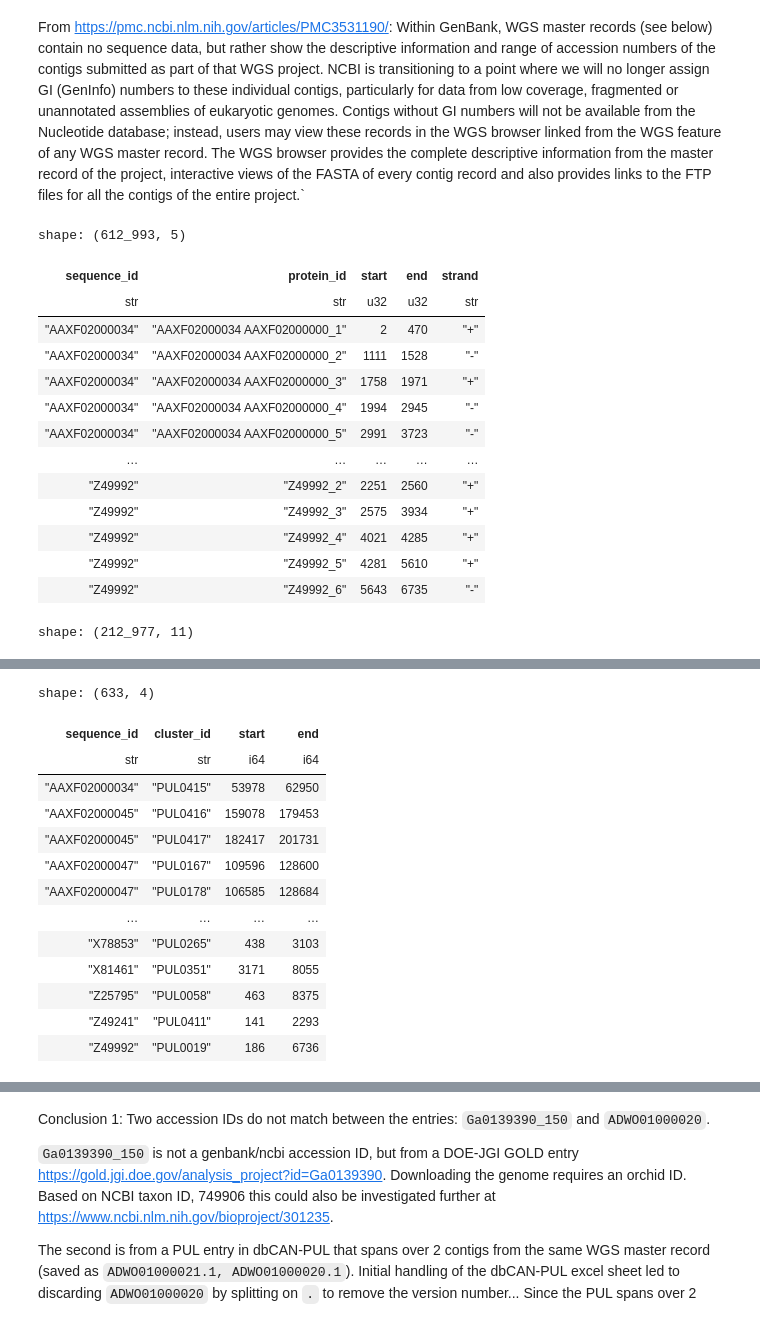
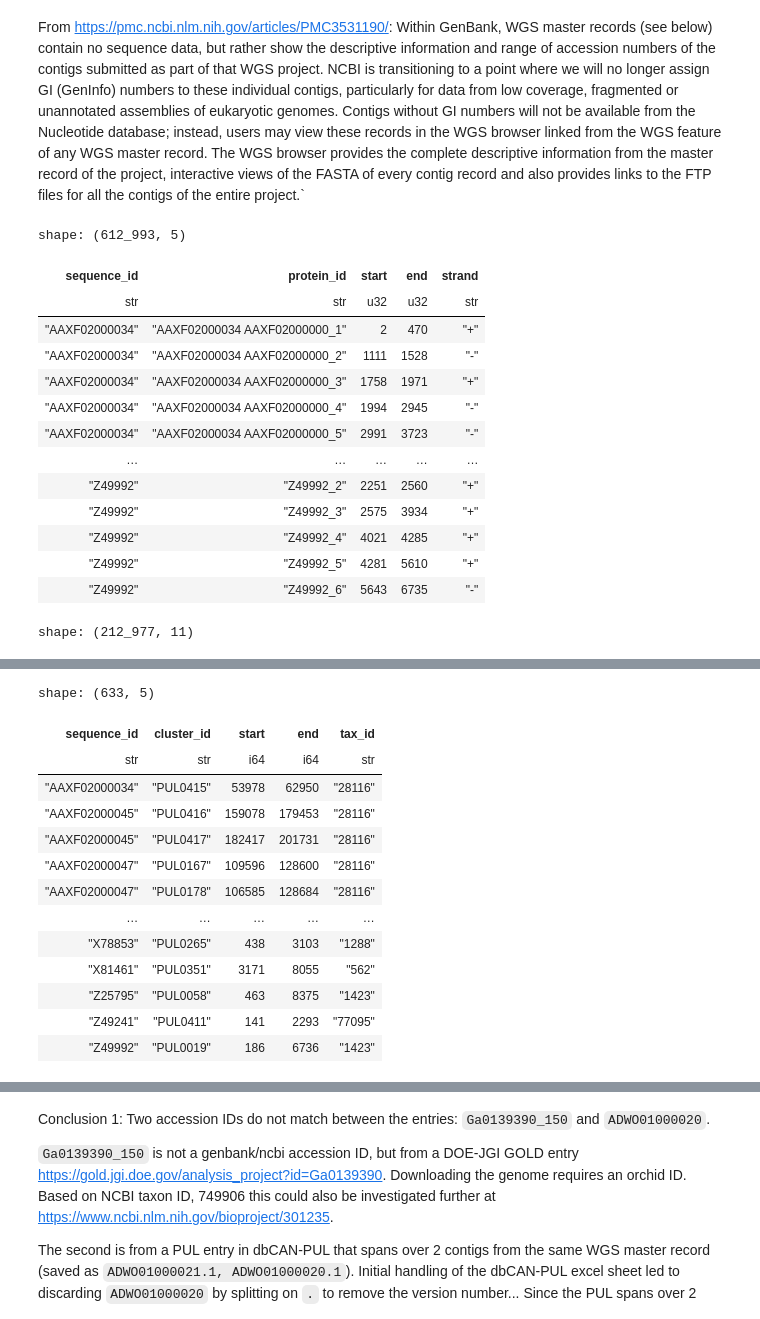
Before and after one commit to brosenthal3/gLM-PUL-Prediction, a Jupyter notebook: src/notebooks/PUL_data_exploration.ipynb, the cells around one changed output, grey strips where cells are left out. Cells and saved outputs as stored; diff of their text form; code cells hidden in the pictures.

```diff
--- a/src/notebooks/PUL_data_exploration.ipynb
+++ b/src/notebooks/PUL_data_exploration.ipynb
@@ -30,19 +34,20 @@ def clean_genes_table(genes_path: str, col_name: str="sequence_id") -> polars.Da
 
 def clean_cluster_table(cluster_path: str) -> polars.DataFrame:
     # read dbCAN PUL annotations from excel sheet
-    pul_annotations = polars.read_excel(cluster_path).select(['ID', 'genomic_accession_number', 'nucleotide_position_range'])
+    pul_annotations = polars.read_excel(cluster_path).select(['ID', 'genomic_accession_number', 'nucleotide_position_range', 'ncbi_species_tax_id'])
     # add a column for the start and end positions of the PULs
     pul_annotations = pul_annotations.with_columns([
         polars.col('nucleotide_position_range').map_elements(lambda x: int(x.split(',')[0].split('-')[0]), int).alias('start'),
         polars.col('nucleotide_position_range').map_elements(lambda x: int(x.split(',')[0].split('-')[1]), int).alias('end'),
         polars.col('genomic_accession_number').map_elements(lambda x: x.split('.')[0].strip()).alias('sequence_id'),
-        polars.col('ID').map_elements(lambda x: x.strip()).alias('cluster_id')
+        polars.col('ID').map_elements(lambda x: x.strip()).alias('cluster_id'),
+        polars.col('ncbi_species_tax_id').alias('tax_id'),
     ]).sort('sequence_id')
-    return pul_annotations.select(['sequence_id', 'cluster_id', 'start', 'end'])
+    return pul_annotations.select(['sequence_id', 'cluster_id', 'start', 'end', 'tax_id'])
 
 
 def save_tables(genes_table: polars.DataFrame, features_table: polars.DataFrame, cluster_table: polars.DataFrame):
-    # save cleaned tables to parquet files for later use (e.g. classification with Gecco)
+    # save cleaned tables to parquet files for later use
     genes_table.write_csv('../data/preprocessed/cazy_results/genome.genes.cleaned.tsv', separator='\t')
     features_table.write_csv('../data/preprocessed/cazy_results/genome.features.cleaned.tsv', separator='\t')
     cluster_table.write_csv('../data/preprocessed/genome.cluster.cleaned.tsv', separator='\t')
@@ -57,47 +62,47 @@ display(features_table)
 display(cluster_table)
 # %% [output]
 shape: (612_993, 5)
 | sequence_id | protein_id | start | end | strand |
 | str | str | u32 | u32 | str |
 | "AAXF02000034" | "AAXF02000034 AAXF02000000_1" | 2 | 470 | "+" |
 | "AAXF02000034" | "AAXF02000034 AAXF02000000_2" | 1111 | 1528 | "-" |
 | "AAXF02000034" | "AAXF02000034 AAXF02000000_3" | 1758 | 1971 | "+" |
 | "AAXF02000034" | "AAXF02000034 AAXF02000000_4" | 1994 | 2945 | "-" |
 | "AAXF02000034" | "AAXF02000034 AAXF02000000_5" | 2991 | 3723 | "-" |
 | … | … | … | … | … |
 | "Z49992" | "Z49992_2" | 2251 | 2560 | "+" |
 | "Z49992" | "Z49992_3" | 2575 | 3934 | "+" |
 | "Z49992" | "Z49992_4" | 4021 | 4285 | "+" |
 | "Z49992" | "Z49992_5" | 4281 | 5610 | "+" |
 | "Z49992" | "Z49992_6" | 5643 | 6735 | "-" |
 shape: (212_977, 11)
 | sequence_id | protein_id | start | end | strand | domain | hmm | i_evalue | pvalue | domain_start | ... |
 | str | str | u32 | u32 | str | str | str | f64 | f64 | u32 | ... |
 | "AAXF02000034" | "AAXF02000034 AAXF02000000_49" | 58562 | 60638 | "-" | "CBM32" | "CAZy" | 1.3850e-10 | 1.5828e-13 | 555 | ... |
 | "AAXF02000034" | "AAXF02000034 AAXF02000000_49" | 58562 | 60638 | "-" | "GH20" | "CAZy" | 4.1920e-121 | 4.7908e-124 | 150 | ... |
 | "AAXF02000034" | "AAXF02000034 AAXF02000000_50" | 60637 | 62962 | "-" | "CBM32" | "CAZy" | 1.6764e-14 | 1.9159e-17 | 637 | ... |
 | "AAXF02000034" | "AAXF02000034 AAXF02000000_50" | 60637 | 62962 | "-" | "GH20" | "CAZy" | 1.0158e-122 | 1.1610e-125 | 153 | ... |
 | "AAXF02000034" | "AAXF02000034 AAXF02000000_51" | 62996 | 65588 | "-" | "GH2" | "CAZy" | 2.7652e-112 | 3.1603e-115 | 21 | ... |
 | … | … | … | … | … | … | … | … | … | … | ... |
 | "Z49241" | "Z49241_3" | 1345 | 2305 | "+" | "GH43_37" | "CAZy" | 1.5188e-8 | 1.7358e-11 | 89 | ... |
 | "Z49241" | "Z49241_3" | 1345 | 2305 | "+" | "GH43_3" | "CAZy" | 4.4348e-20 | 5.0684e-23 | 64 | ... |
 | "Z49241" | "Z49241_3" | 1345 | 2305 | "+" | "GH43_8" | "CAZy" | 4.2594e-10 | 4.8678e-13 | 75 | ... |
 | "Z49241" | "Z49241_3" | 1345 | 2305 | "+" | "GH43_9" | "CAZy" | 1.2890e-9 | 1.4732e-12 | 80 | ... |
 | "Z49992" | "Z49992_5" | 4281 | 5610 | "+" | "GH4" | "CAZy" | 2.5435e-78 | 2.9069e-81 | 5 | ... |
-shape: (633, 4)
+shape: (633, 5)
-| sequence_id | cluster_id | start | end |
-| str | str | i64 | i64 |
-| "AAXF02000034" | "PUL0415" | 53978 | 62950 |
-| "AAXF02000045" | "PUL0416" | 159078 | 179453 |
-| "AAXF02000045" | "PUL0417" | 182417 | 201731 |
-| "AAXF02000047" | "PUL0167" | 109596 | 128600 |
-| "AAXF02000047" | "PUL0178" | 106585 | 128684 |
-| … | … | … | … |
-| "X78853" | "PUL0265" | 438 | 3103 |
-| "X81461" | "PUL0351" | 3171 | 8055 |
-| "Z25795" | "PUL0058" | 463 | 8375 |
-| "Z49241" | "PUL0411" | 141 | 2293 |
-| "Z49992" | "PUL0019" | 186 | 6736 |
+| sequence_id | cluster_id | start | end | tax_id |
+| str | str | i64 | i64 | str |
+| "AAXF02000034" | "PUL0415" | 53978 | 62950 | "28116" |
+| "AAXF02000045" | "PUL0416" | 159078 | 179453 | "28116" |
+| "AAXF02000045" | "PUL0417" | 182417 | 201731 | "28116" |
+| "AAXF02000047" | "PUL0167" | 109596 | 128600 | "28116" |
+| "AAXF02000047" | "PUL0178" | 106585 | 128684 | "28116" |
+| … | … | … | … | … |
+| "X78853" | "PUL0265" | 438 | 3103 | "1288" |
+| "X81461" | "PUL0351" | 3171 | 8055 | "562" |
+| "Z25795" | "PUL0058" | 463 | 8375 | "1423" |
+| "Z49241" | "PUL0411" | 141 | 2293 | "77095" |
+| "Z49992" | "PUL0019" | 186 | 6736 | "1423" |
 # %%
 # compare sequence IDs
 ids_from_genes = set(genes_table['sequence_id'])
```
Also changed, not shown: parts of 4 cells of this notebook, 1 other file.
